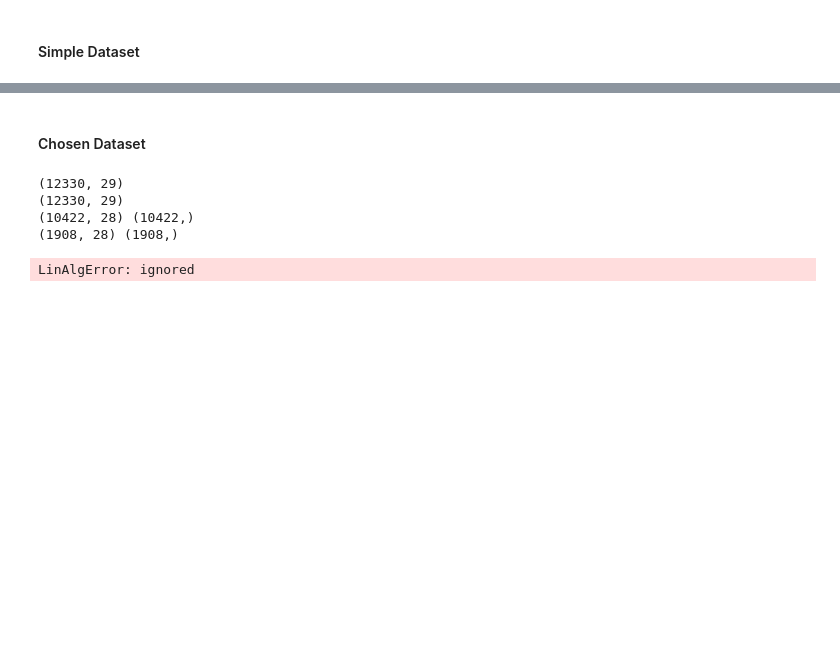
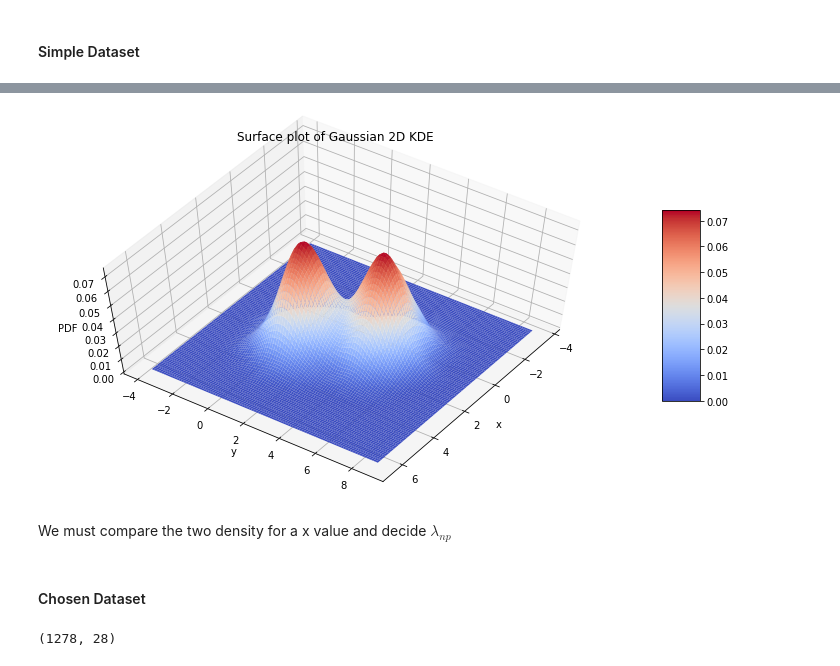
Before and after one commit to mohcineelharras/daml_project, a Jupyter notebook: project/daml_project.ipynb, the cells around one changed output, grey strips where cells are left out. Drawn from its saved outputs; the diff is of its cells as text; code cells hidden in the pictures; blank space fills up the shorter version.

```diff
--- a/project/daml_project.ipynb
+++ b/project/daml_project.ipynb
@@ -466,52 +498,57 @@ plt.hist(true_dist)
+# %%
+fig = plt.figure(figsize=(13, 7))
+ax = plt.axes(projection='3d')
+surf = ax.plot_surface(xx, yy, f, rstride=1, cstride=1, cmap='coolwarm', edgecolor='none')
+ax.set_xlabel('x')
+ax.set_ylabel('y')
+ax.set_zlabel('PDF')
+ax.set_title('Surface plot of Gaussian 2D KDE')
+fig.colorbar(surf, shrink=0.5, aspect=5) # add color bar indicating the PDF
+ax.view_init(60, 35)
+# %% [output]
+[figure, added]
+# %% [markdown]
+We must compare the two density for a x value and decide $\lambda_{np} $
 # %% [markdown]
 #### Chosen Dataset
 # %%
+#---------------------------------------------------------------------------
 url='http://archive.ics.uci.edu/ml/machine-learning-databases/00468/online_shoppers_intention.csv'
-
 s=requests.get(url).content
 df=pd.read_csv(io.StringIO(s.decode('utf-8')))
 df_dummies=pd.get_dummies(df)
-print(df_dummies.shape)
 
-
-df_dummies=pd.get_dummies(df)
-print(df_dummies.shape)
-
-
+#***************************************************************************
+#---------------------------------------------------------------------------
 df_false=df_dummies[df_dummies.Revenue==False]
 X_false=df_false.drop("Revenue",axis=1)
 y_false=df_false["Revenue"]
-print(X_false.shape,y_false.shape)
-
+#---------------------------------------------------------------------------
 X_false_train, X_false_test, y_false_train, y_false_test = train_test_split(
     X_false, y_false, test_size=0.33, random_state=42)
-
+#---------------------------------------------------------------------------
 n_false=X_false_train.shape[0]
-mu_false=(1/n_false)*X_false_train.sum(axis=0)
+mu_false=np.array((1/n_false)*X_false_train.sum(axis=0))
 cov_false=(1/n_false)*np.transpose(np.array(X_false_train-mu_false))@(np.array(X_false_train-mu_false))
 
-
-
+#***************************************************************************
+#---------------------------------------------------------------------------
 df_true=df_dummies[df_dummies.Revenue==True]
 X_true=df_true.drop("Revenue",axis=1)
 y_true=df_true["Revenue"]
-print(X_true.shape,y_true.shape)
-
+#---------------------------------------------------------------------------
 X_true_train, X_true_test, y_true_train, y_true_test = train_test_split(
     X_true, y_true, test_size=0.33, random_state=42)
-
+#---------------------------------------------------------------------------
 n_true=X_true_train.shape[0]
-mu_true=(1/n_true)*X_true_train.sum(axis=0)
+mu_true=np.array((1/n_true)*X_true_train.sum(axis=0))
 cov_true=(1/n_true)*np.transpose(np.array(X_true_train-mu_true))@(np.array(X_true_train-mu_true))
-# %% [output]
-(12330, 29)
-(12330, 29)
-(10422, 28) (10422,)
-(1908, 28) (1908,)
+# %%
+np.array(X_true_train-mu_true).shape
+# %% [output]
+(1278, 28)
 # %%
-K_false = multivariate_normal(mean=np.array(mu_false), cov=cov_false)
+K_false = multivariate_normal(mean=np.array(mu_false), cov=cov_false,allow_singular=True)
 false_dist=K_false.pdf(np.array(X_false_train))
-plt.hist(false_dist)
+#plt.hist(false_dist)
-# %% [output]
-LinAlgError: ignored
 # %%
```
Also changed, not shown: parts of 9 cells of this notebook.
